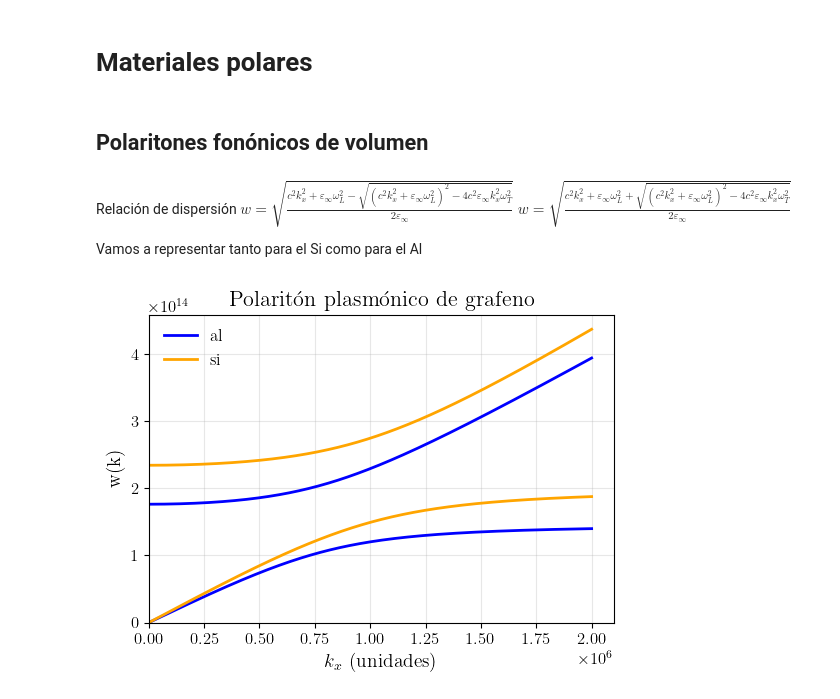
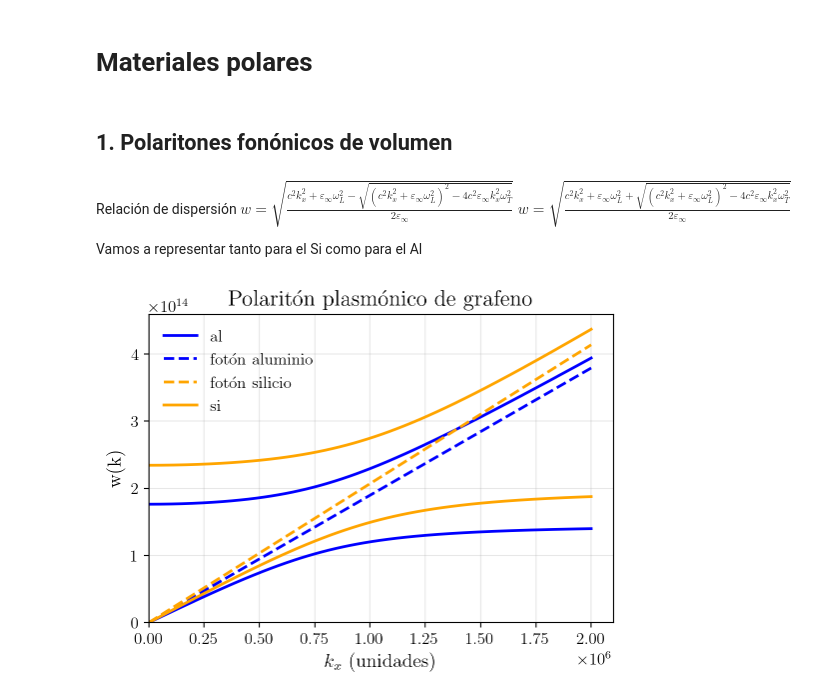
Before and after one commit to Scarlata0/Hybrid-Polaritons---TFG, a Jupyter notebook: TFG-Mario.ipynb, the cells around one changed output. Cells and saved outputs as stored; diff of their text form; code cells hidden in the pictures.

```diff
--- a/TFG-Mario.ipynb
+++ b/TFG-Mario.ipynb
@@ -246,7 +247,7 @@ plt.show()
 # %% [markdown]
 # Materiales polares
 # %% [markdown]
-## Polaritones fonónicos de volumen
+## 1. Polaritones fonónicos de volumen
 # %% [markdown]
 Relación de dispersión $w =  \sqrt{ \frac{c^2 k_x^2 + \varepsilon_\infty \omega_L^2 - \sqrt{(c^2 k_x^2 + \varepsilon_\infty \omega_L^2)^2 - 4 c^2 \varepsilon_\infty k_x^2 \omega_T^2}}{2\varepsilon_\infty} }$
  $w =  \sqrt{ \frac{c^2 k_x^2 + \varepsilon_\infty \omega_L^2 + \sqrt{(c^2 k_x^2 + \varepsilon_\infty \omega_L^2)^2 - 4 c^2 \varepsilon_\infty k_x^2 \omega_T^2}}{2\varepsilon_\infty} }$
@@ -267,31 +268,33 @@ plt.rcParams.update({ # --- Parámetros (copiado de internet para cambiar lo de
     "axes.grid": True,
     "grid.alpha": 0.3
 })
 
 # --- Creación de los datos: manipular esto para cada ejemplo, el resto no tocar ---
 fig, ax = plt.subplots(figsize=(6, 4))
 ax.set_title("Polaritón plasmónico de grafeno") #Título de la gráfica
 x = np.linspace(0,2000000,500)
 
 y1al = np.sqrt((const.c**2*x**2+eps_inf_al*w_l0_al**2-np.sqrt((const.c**2*x**2+eps_inf_al*w_l0_al**2)**2-4*const.c**2*eps_inf_al*x**2*w_t0_al**2))/(2*eps_inf_al))
 y2al = np.sqrt((const.c**2*x**2+eps_inf_al*w_l0_al**2+np.sqrt((const.c**2*x**2+eps_inf_al*w_l0_al**2)**2-4*const.c**2*eps_inf_al*x**2*w_t0_al**2))/(2*eps_inf_al))
 y1si = np.sqrt((const.c**2*x**2+eps_inf_si*w_l0_si**2-np.sqrt((const.c**2*x**2+eps_inf_si*w_l0_si**2)**2-4*const.c**2*eps_inf_si*x**2*w_t0_si**2))/(2*eps_inf_si))
 y2si = np.sqrt((const.c**2*x**2+eps_inf_si*w_l0_si**2+np.sqrt((const.c**2*x**2+eps_inf_si*w_l0_si**2)**2-4*const.c**2*eps_inf_si*x**2*w_t0_si**2))/(2*eps_inf_si))
 
 ax.plot(x,y1al,label=' al', color='blue')
 ax.plot(x,y2al,color='blue')
+ax.plot(x,const.c*x/np.sqrt(eps_inf_al),color='blue', linestyle ='--', label='fotón aluminio')
+ax.plot(x,const.c*x/np.sqrt(eps_inf_si),color='orange', linestyle ='--',label='fotón silicio')
 ax.plot(x,y1si,label=' si', color='orange')
 ax.plot(x,y2si,color='orange')
 
 # --- Etiquetas, título y leyenda ---
 
 ax.set_xlabel(r"$k_x$ (unidades)")
 ax.set_ylabel("w(k)")
 ax.legend(loc="upper left", frameon=False)
 
 # --- Límites y anotaciones ---
 ax.set_xlim(0,)
 ax.set_ylim(0,)
 plt.show()
 # %% [output]
-[figure, old version]
+[figure, new version]
```
Also changed, not shown: parts of 15 cells of this notebook.
